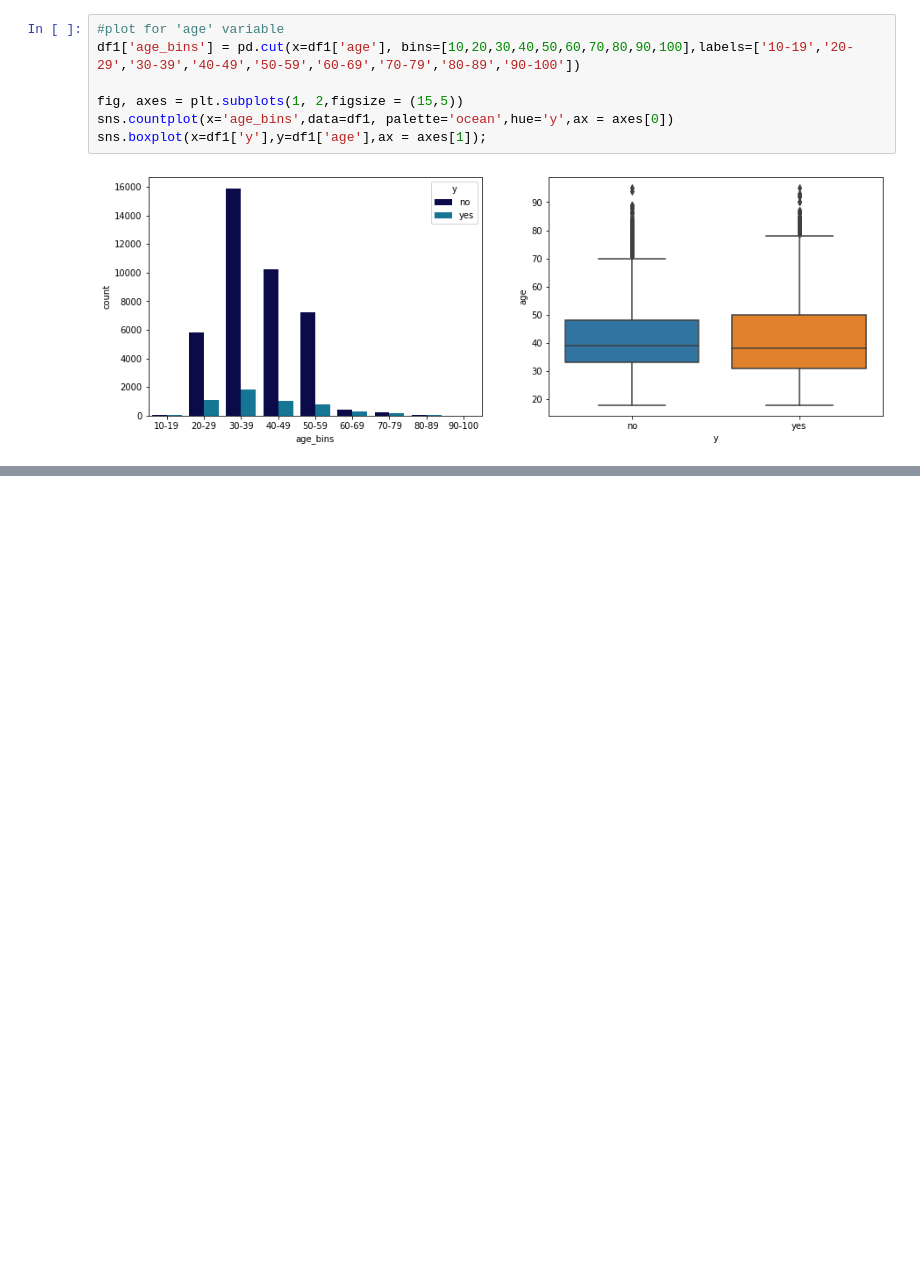
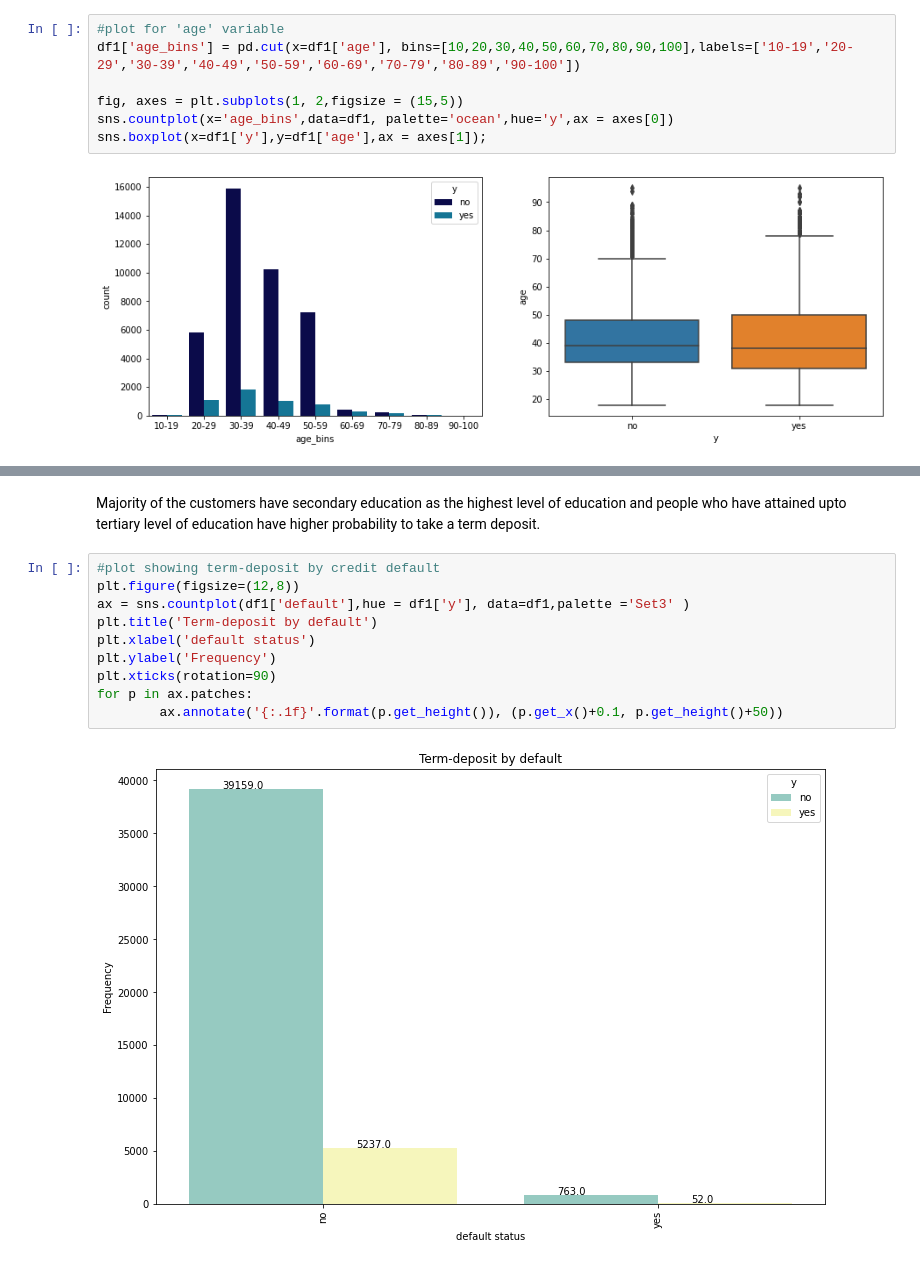
Before and after one commit to itishajain15/Bank_Marketing_Campaing_Prediction, a Jupyter notebook: Bank_Marketing_Prediction.ipynb, the cells around one changed output, grey strips where cells are left out. Drawn from its saved outputs; the diff is of its cells as text; blank space fills up the shorter version.

```diff
--- a/Bank_Marketing_Prediction.ipynb
+++ b/Bank_Marketing_Prediction.ipynb
@@ -144,0 +224,14 @@ sns.boxplot(x=df1['y'],y=df1['age'],ax = axes[1]);
+# %% [markdown]
+Majority of the customers have secondary education as the highest level of education and people who have attained upto tertiary level of education have higher probability to take a term deposit.
+# %%
+#plot showing term-deposit by credit default
+plt.figure(figsize=(12,8))
+ax = sns.countplot(df1['default'],hue = df1['y'], data=df1,palette ='Set3' )
+plt.title('Term-deposit by default')
+plt.xlabel('default status')
+plt.ylabel('Frequency')
+plt.xticks(rotation=90)
+for p in ax.patches:
+        ax.annotate('{:.1f}'.format(p.get_height()), (p.get_x()+0.1, p.get_height()+50))
+# %% [output]
+[figure, added]
```
Also changed, not shown: parts of 19 cells of this notebook.
